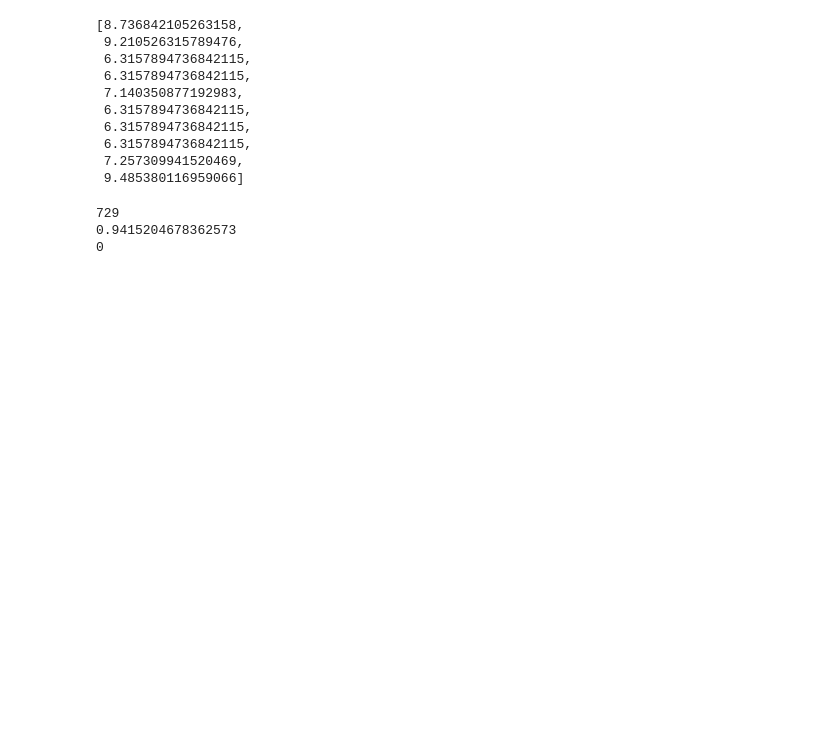
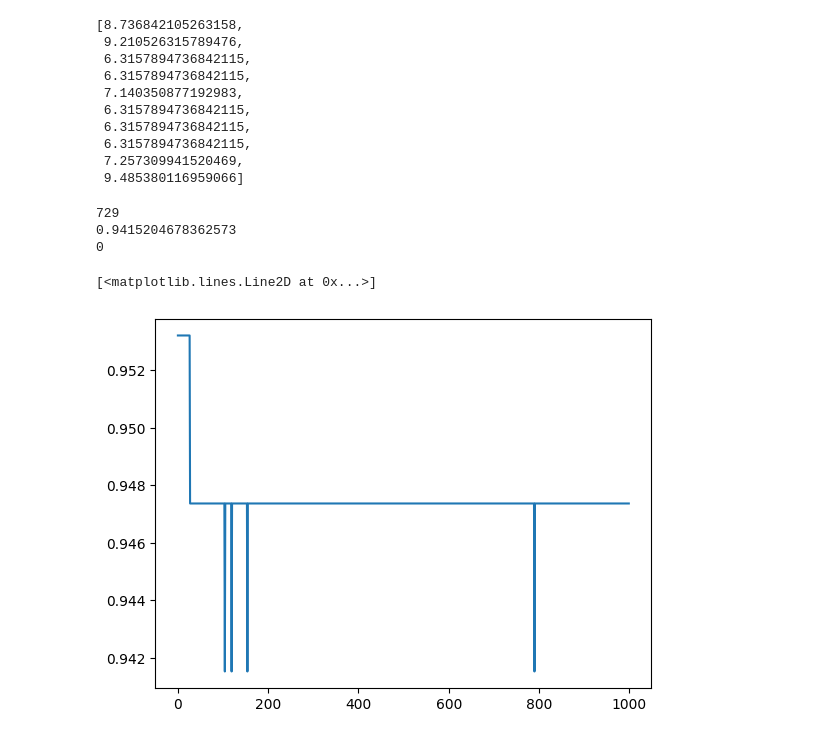
Before and after one commit to hyundp/ie_optimization_proj, a Jupyter notebook: h2y2_env.ipynb, the cells around one changed output. Saved outputs shown, nothing was run; the diff lists cells and outputs as text; code cells hidden in the pictures; blank space fills up the shorter version.

Commit message:
add: load weight and test tunning

```diff
--- a/h2y2_env.ipynb
+++ b/h2y2_env.ipynb
@@ -443,3 +441,28 @@ if __name__=='__main__':
+# %%
+# 모델 파라미터를 불러와서 하이퍼파라미터 튜닝
+
+h2y2_test = H2Y2()
+weights = torch.load('model/CNN_LSTM_WEIGHTS_50epoch_10000max_t.pt', map_location='cpu')
+h2y2_test.agent.main_network.load_state_dict(weights)
+max_t = 1000
+scores = []
+
+for episode in range(1):
+    state = h2y2_test.env.reset()
+    for t in range(1,max_t+1):
+        action_index = h2y2_test.agent.select_action(state, 0.01)
+        next_state, reward, done = h2y2_test.env.step(state, action_index)
+        state = next_state
+        scores.append(reward)
+        if done:
+            break
+# %%
+import matplotlib.pyplot as plt
+
+plt.plot(scores)
+# %% [output]
+[<matplotlib.lines.Line2D at 0x...>]
+[figure, added]
 # %%
 # grid search
 # %%
```
Also changed, not shown: parts of 1 cell of this notebook.
